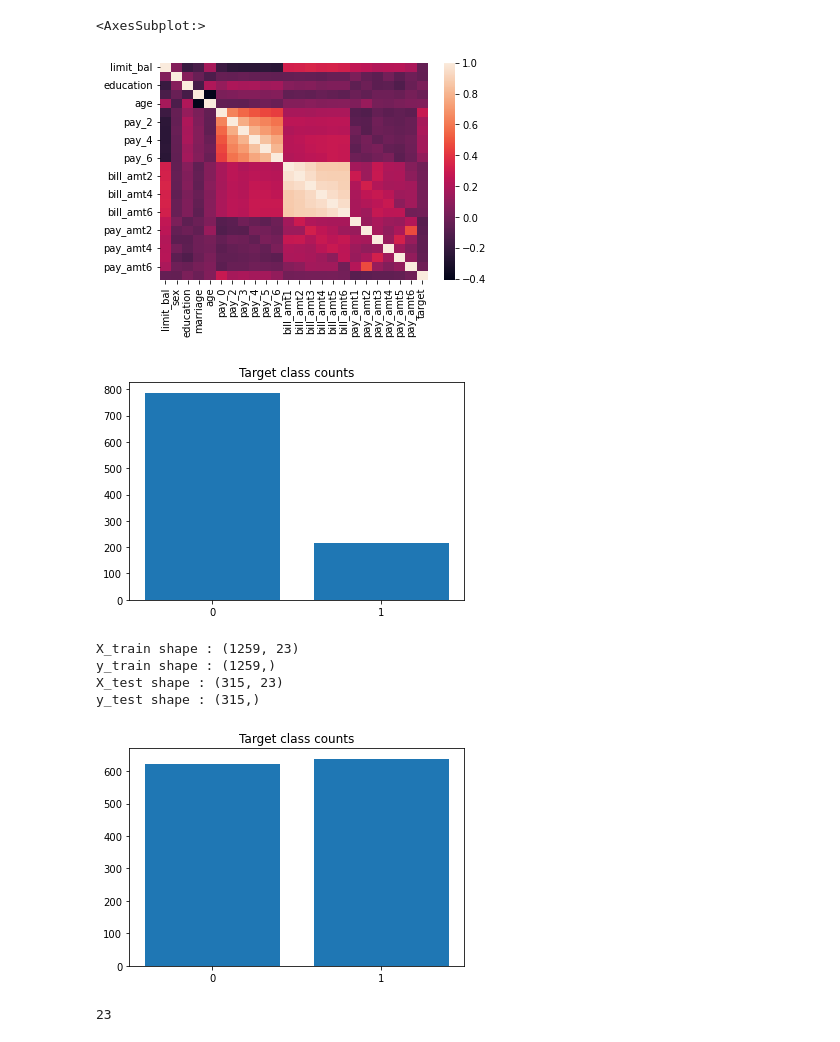
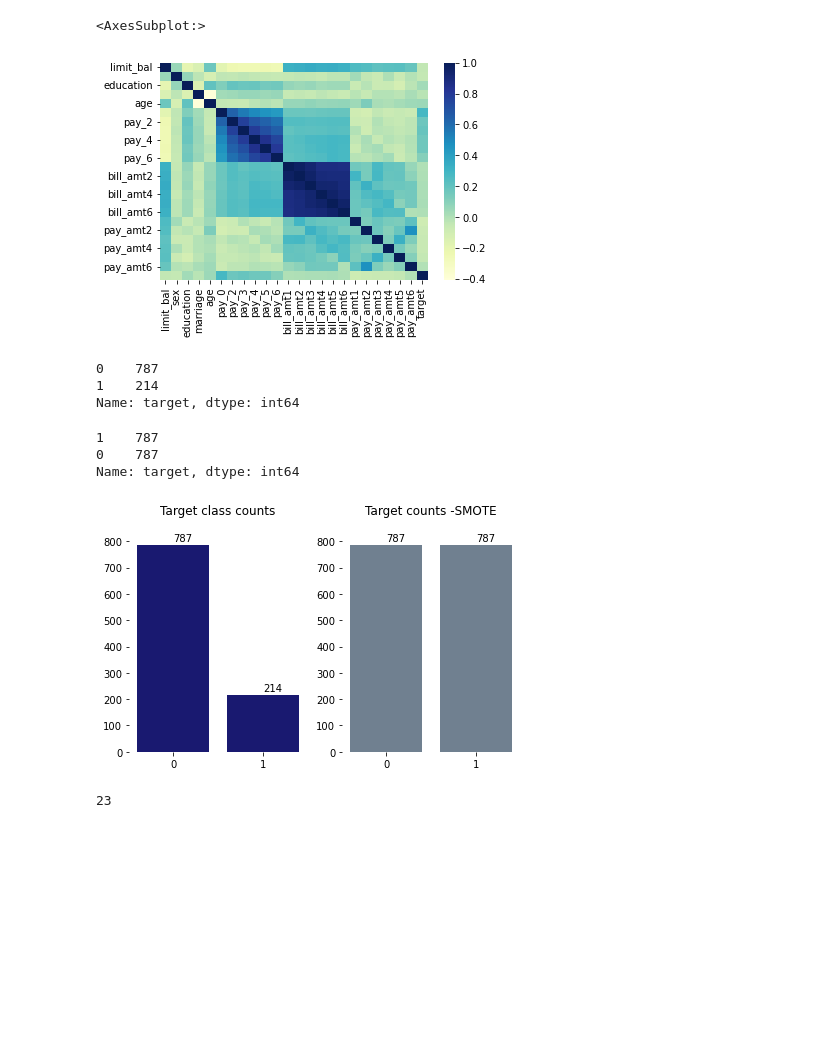
Before and after one commit to thomaskuttyeth/MachineLearning, a Jupyter notebook: credit_card_defaulters_version2/unsupervised_feature_addition.ipynb, the cells around one changed output. Drawn from its saved outputs; the diff is of its cells as text; code cells hidden in the pictures; blank space fills up the shorter version.

```diff
--- a/credit_card_defaulters_version2/unsupervised_feature_addition.ipynb
+++ b/credit_card_defaulters_version2/unsupervised_feature_addition.ipynb
@@ -43,51 +27,68 @@ df.columns = ['limit_bal', 'sex', 'education', 'marriage', 'age', 'pay_0', 'pay_
 # %%
 import seaborn as sns
 corr  = df.corr()
-sns.heatmap(corr)
+sns.heatmap(corr,cmap="YlGnBu")
 # %% [output]
 <AxesSubplot:>
-[figure, old version]
+[figure, new version]
+# %%
+data = df
+
+selected_features = ['limit_bal', 'sex', 'education', 'marriage', 'age', 'pay_0', 'pay_2',
+       'pay_3', 'pay_4', 'pay_5', 'pay_6', 'bill_amt1', 'bill_amt2',
+       'bill_amt3', 'bill_amt4', 'bill_amt5', 'bill_amt6', 'pay_amt1',
+       'pay_amt2', 'pay_amt3', 'pay_amt4', 'pay_amt5', 'pay_amt6']
+target = 'target'
+X = data[selected_features]
+y = data[target]
+# %%
+y.value_counts()
+# %% [output]
+0    787
+1    214
+Name: target, dtype: int64
 # %%
-data = df
-
-selected_features = ['limit_bal', 'sex', 'education', 'marriage', 'age', 'pay_0', 'pay_2',
-       'pay_3', 'pay_4', 'pay_5', 'pay_6', 'bill_amt1', 'bill_amt2',
-       'bill_amt3', 'bill_amt4', 'bill_amt5', 'bill_amt6', 'pay_amt1',
-       'pay_amt2', 'pay_amt3', 'pay_amt4', 'pay_amt5', 'pay_amt6']
-target = 'default payment next month'
-X = data[selected_features]
-y = data['default payment next month']
-
-plt.title('Target class counts')
+plt.figure(figsize=(7, 4))
+plt.subplot(1, 2, 1)
+plt.title('Target class counts',pad = 20)
 classes = y.value_counts().index
 counts = y.value_counts()
-plt.bar(x =classes,height = counts)
+plt.bar(x =classes,height = counts,color = 'midnightblue')
+plt.annotate('787',(0,800))
+plt.annotate('214',(1,230))
+
 plt.xticks(classes)
-plt.show()
+plt.box(False)
+
 
 oversample = SMOTE()
 X, y = oversample.fit_resample(X, y)
 
+print(y.value_counts())
 X_train,X_test,y_train,y_test = train_test_split(X,y,random_state=1,test_size=0.2)
-print('X_train shape :',X_train.shape)
-print('y_train shape :',y_train.shape)
-print('X_test shape :',X_test.shape)
-print('y_test shape :',y_test.shape)
 
+# print('X_train shape :',X_train.shape)
+# print('y_train shape :',y_train.shape)
+# print('X_test shape :',X_test.shape)
+# print('y_test shape :',y_test.shape)
+#
+plt.subplot(1, 2, 2)
+plt.title('Target counts -SMOTE',pad = 20)
+classes = y.value_counts().index
+counts = y.value_counts()
+plt.bar(x =classes,height = counts,color = 'slategrey')
+plt.xticks(classes)
+plt.annotate('787',(0,800))
+plt.annotate('787',(1,800))
 
-plt.title('Target class counts')
-classes = y_train.value_counts().index
-counts = y_train.value_counts()
-plt.bar(x =classes,height = counts)
-plt.xticks(classes)
+plt.box(False)
+
 plt.show()
 # %% [output]
+1    787
+0    787
+Name: target, dtype: int64
-[figure, old version]
+[figure, new version]
-X_train shape : (1259, 23)
-y_train shape : (1259,)
-X_test shape : (315, 23)
-y_test shape : (315,)
-[figure, removed]
 # %%
 len(X_train.columns)
 # %% [output]
```
Also changed, not shown: parts of 21 cells of this notebook, 9 other files.
